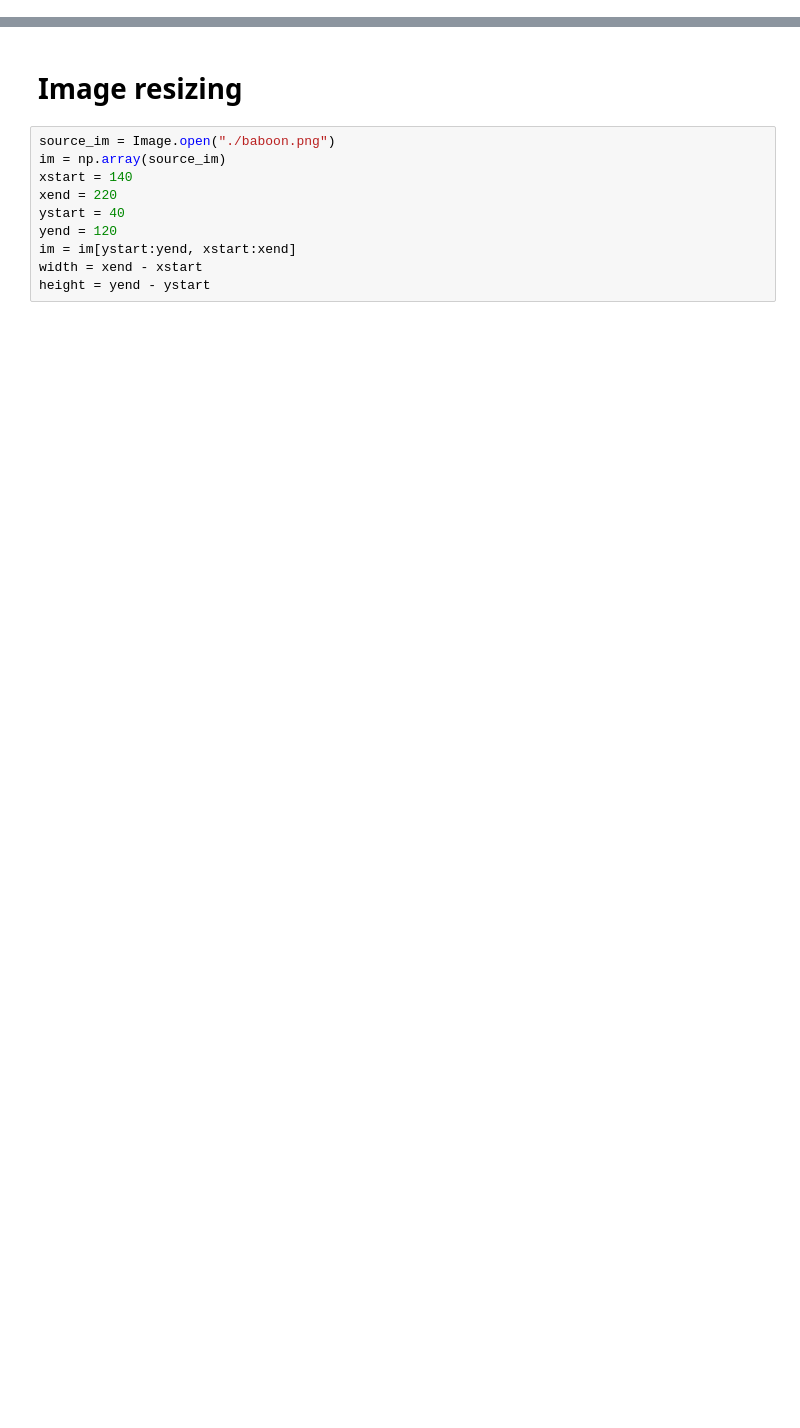
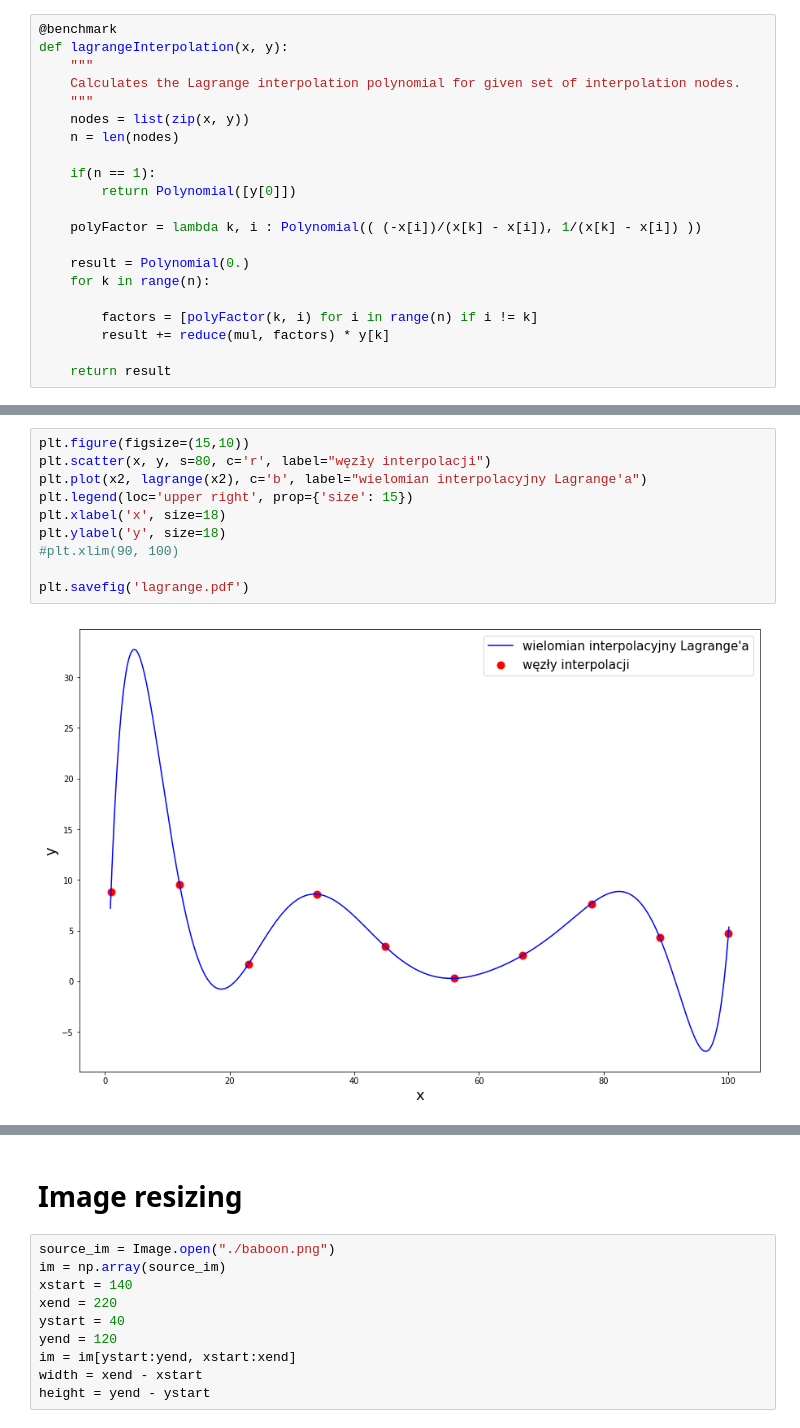
Before and after one commit to mszpyrka/MOWNIT-2018, a Jupyter notebook: zadanie5/lab5.ipynb, the cells around one changed output, grey strips where cells are left out. Drawn from its saved outputs; the diff is of its cells as text; blank space fills up the shorter version.

```diff
--- a/zadanie5/lab5.ipynb
+++ b/zadanie5/lab5.ipynb
@@ -126,0 +23,21 @@ np.min([1, 2, 3])
+# %%
+@benchmark
+def lagrangeInterpolation(x, y):
+    """
+    Calculates the Lagrange interpolation polynomial for given set of interpolation nodes.
+    """
+    nodes = list(zip(x, y))
+    n = len(nodes)
+
+    if(n == 1):
+        return Polynomial([y[0]])
+
+    polyFactor = lambda k, i : Polynomial(( (-x[i])/(x[k] - x[i]), 1/(x[k] - x[i]) ))
+
+    result = Polynomial(0.)
+    for k in range(n):
+
+        factors = [polyFactor(k, i) for i in range(n) if i != k]
+        result += reduce(mul, factors) * y[k]
+
+    return result
@@ -126,0 +86,12 @@ np.min([1, 2, 3])
+# %%
+plt.figure(figsize=(15,10))
+plt.scatter(x, y, s=80, c='r', label="węzły interpolacji")
+plt.plot(x2, lagrange(x2), c='b', label="wielomian interpolacyjny Lagrange'a")
+plt.legend(loc='upper right', prop={'size': 15})
+plt.xlabel('x', size=18)
+plt.ylabel('y', size=18)
+#plt.xlim(90, 100)
+
+plt.savefig('lagrange.pdf')
+# %% [output]
+[figure, added]
```
Also changed, not shown: parts of 49 cells of this notebook, 2 other files.
